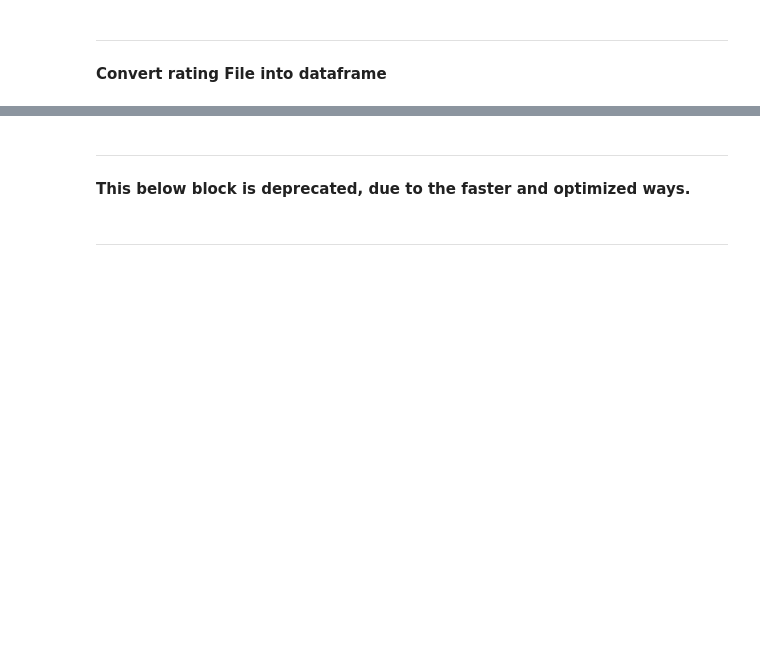
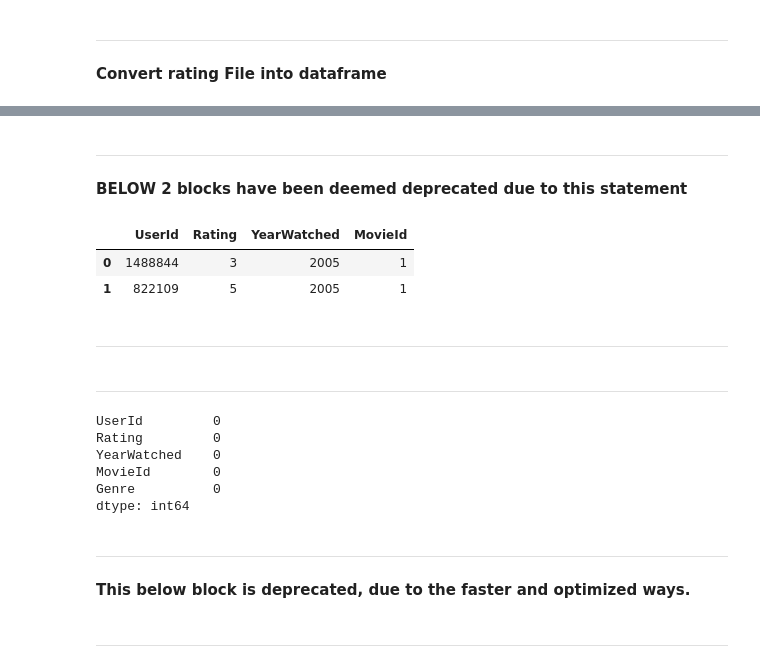
Before and after one commit to ShriPunta/Netflix-Graph-Dataset-Project, a Jupyter notebook: ParsingTheCombinedFile.ipynb, the cells around one changed output, grey strips where cells are left out. Saved outputs shown, nothing was run; the diff lists cells and outputs as text; code cells hidden in the pictures; blank space fills up the shorter version.

```diff
--- a/ParsingTheCombinedFile.ipynb
+++ b/ParsingTheCombinedFile.ipynb
@@ -106,15 +121,28 @@ def clean_the_movie_key_df(key_file_df):
   #Combine the Genres into a single column
   key_file_df['Genre'] = key_file_df['Genre1'] + ',' + key_file_df['Genre2'] + ','+ key_file_df['Genre3']
 
-  #Clean the column by removing double quotes
+  #Clean the column by removing double quotes; Also converts to string
   key_file_df['Genre'] = key_file_df['Genre'].str.replace('"', '')
 
   #Drop the unnecessary columns
   key_file_df.drop(['Genre1','Genre2','Genre3'], axis=1, inplace=True)
 
+  #Convert to numeric
+  key_file_df['MovieId'] = pd.to_numeric(key_file_df['MovieId'],errors = 'coerce')
+
+  #Convert to numeric
+  key_file_df['Year'] = pd.to_numeric(key_file_df['Year'],errors = 'coerce')
+
+  #Convert to String
+  key_file_df['Name'] = key_file_df['Name'].astype('str')
+
+
   #Set MovieId as the Index
   key_file_df.set_index('MovieId',inplace=True)
 
+  #Drop any rows which NaN or NULL
+  key_file_df.dropna(axis=0, how='any',inplace=True)
+
   return key_file_df
 # %%
 key_file_df = clean_the_movie_key_df(key_file_df)
@@ -167,3 +222,24 @@ def do_sampling(list_to_iterate):
       count+=1
   return refined_list
+# %%
+def do_sampling1(list_to_iterate):
+  flag=True
+  limiter = 100
+  count = 0
+  refined_list = []
+  key_to_search = 0
+  for ele in list_to_iterate:
+    if ele.find(':') != -1:
+      count = 1
+      key_to_search = (ele.split(':'))[0]
+      if int(key_to_search) in key_movie_values:
+        flag = True
+      else:
+        flag = False
+    else:
+      if count > limiter or flag is False:
+        continue
+      refined_list.append(ele+','+ str(key_to_search))
+      count+=1
+  return refined_list
 # %%
@@ -225,0 +296,6 @@ memory usage: 8.6 MB
+# %% [markdown]
+
+
+---
+
+**BELOW 2 blocks have been deemed deprecated due to this statement**
@@ -226,6 +305,28 @@ memory usage: 8.6 MB
+# %%
+test_file_df.head(2)
+# %% [output]
+|  | UserId | Rating | YearWatched | MovieId |
+| 0 | 1488844 | 3 | 2005 | 1 |
+| 1 | 822109 | 5 | 2005 | 1 |
+# %% [markdown]
+
+
+---
+# %% [markdown]
+
+
+---
 # %%
 #Create a matrix which is the same size of test_file_df matrix, but instead has True/False about which if the value is NaN
-the_NaN_matrix = test_file_df.isnull()
+the_NaN_matrix = test_file_df.isnull().sum()
+the_NaN_matrix
+# %% [output]
+UserId         0
+Rating         0
+YearWatched    0
+MovieId        0
+Genre          0
+dtype: int64
 # %%
 #Ultra fast method to get the indexes of the rows we need to drop; Reduces time from a minute to a second
 #For records which only had the movie id and nothing else, will have NaN for columns other than the first column
```
Also changed, not shown: parts of 18 cells of this notebook.
